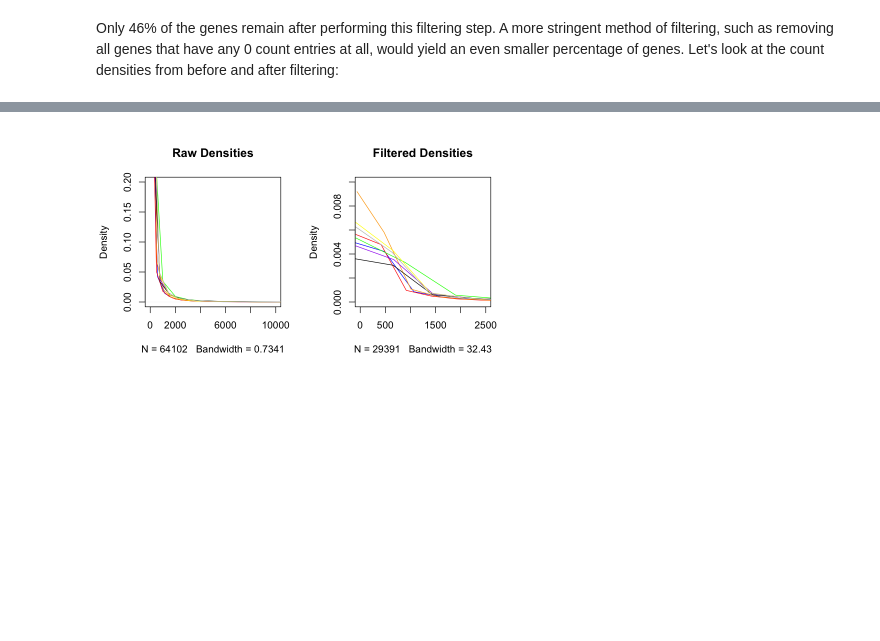
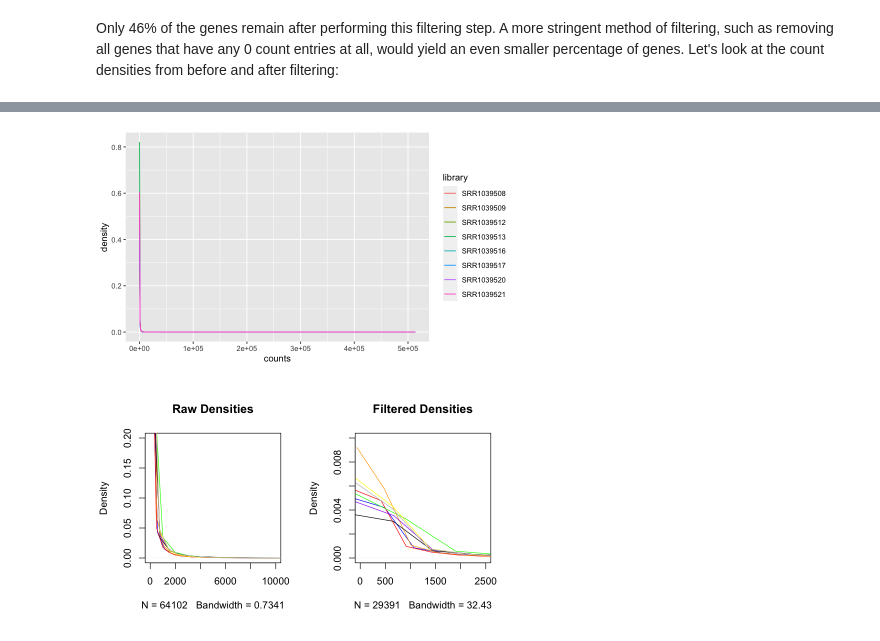
Before and after one commit to compbiocore/rnaseq_workshop_2021, a Jupyter notebook: deseq_1.ipynb, the cells around one changed output, grey strips where cells are left out. Cells and saved outputs as stored; diff of their text form; code cells hidden in the pictures; blank space fills up the shorter version.

```diff
--- a/deseq_1.ipynb
+++ b/deseq_1.ipynb
@@ -255,0 +277,3 @@ Only 46% of the genes remain after performing this filtering step. A more string
+# %%
+counts_melted_original <- gather(as.data.frame(counts(dds.original)), key = 'library', value = 'counts', SRR1039508:SRR1039521)
+counts_melted_filtered <- gather(as.data.frame(counts(dds)), key = 'library', value = 'counts', SRR1039508:SRR1039521)
@@ -255,0 +317,6 @@ Only 46% of the genes remain after performing this filtering step. A more string
+# %%
+ggplot(counts_melted_original,
+       aes(x = counts)) +
+stat_density(aes(group = library, color = library),position="identity",geom="line")
+# %% [output]
+[figure, added]
```
Also changed, not shown: parts of 99 cells of this notebook.
